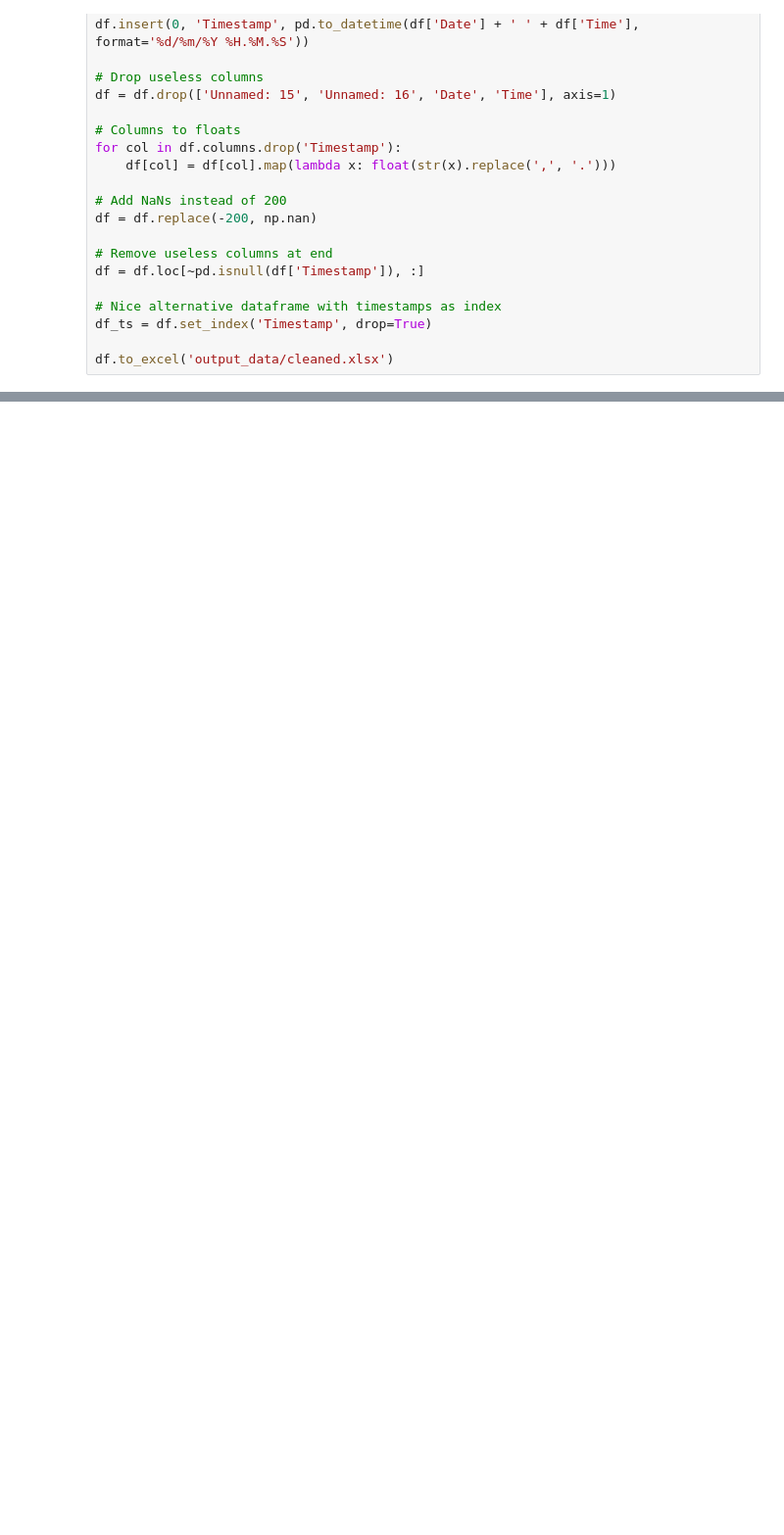
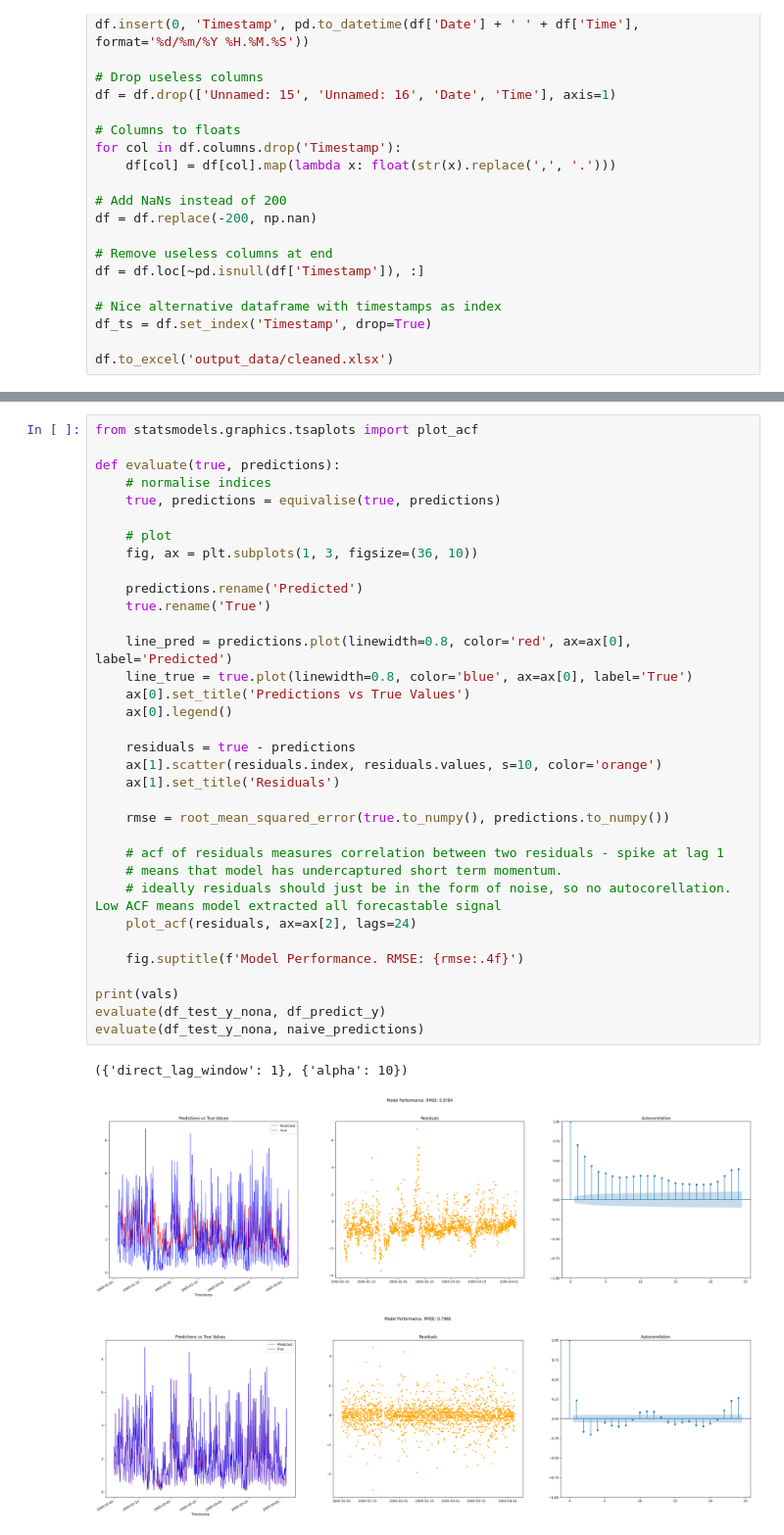
Before and after one commit to Joel-Y-18/9417-project, a Jupyter notebook: regression.ipynb, the cells around one changed output, grey strips where cells are left out. Shown: that part at 98% size. Cells and saved outputs as stored; diff of their text form; blank space fills up the shorter version.

```diff
--- a/regression.ipynb
+++ b/regression.ipynb
@@ -243,0 +542,38 @@ evaluate(true_values, naive_predictions)
+# %%
+from statsmodels.graphics.tsaplots import plot_acf
+
+def evaluate(true, predictions):
+    # normalise indices
+    true, predictions = equivalise(true, predictions)
+
+    # plot
+    fig, ax = plt.subplots(1, 3, figsize=(36, 10))
+
+    predictions.rename('Predicted')
+    true.rename('True')
+
+    line_pred = predictions.plot(linewidth=0.8, color='red', ax=ax[0], label='Predicted')
+    line_true = true.plot(linewidth=0.8, color='blue', ax=ax[0], label='True')
+    ax[0].set_title('Predictions vs True Values')
+    ax[0].legend()
+
+    residuals = true - predictions
+    ax[1].scatter(residuals.index, residuals.values, s=10, color='orange')
+    ax[1].set_title('Residuals')
+
+    rmse = root_mean_squared_error(true.to_numpy(), predictions.to_numpy())
+
+    # acf of residuals measures correlation between two residuals - spike at lag 1
+    # means that model has undercaptured short term momentum.
+    # ideally residuals should just be in the form of noise, so no autocorellation. Low ACF means model extracted all forecastable signal
+    plot_acf(residuals, ax=ax[2], lags=24)
+
+    fig.suptitle(f'Model Performance. RMSE: {rmse:.4f}')
+
+print(vals)
+evaluate(df_test_y_nona, df_predict_y)
+evaluate(df_test_y_nona, naive_predictions)
+# %% [output]
+({'direct_lag_window': 1}, {'alpha': 10})
+[figure, added]
+[figure, added]
```
Also changed, not shown: parts of 6 cells of this notebook.
